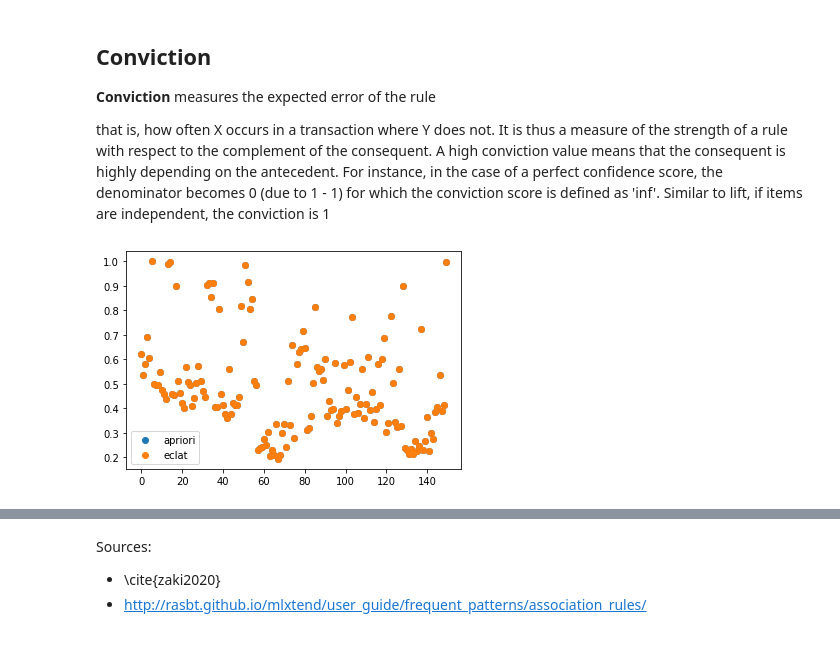
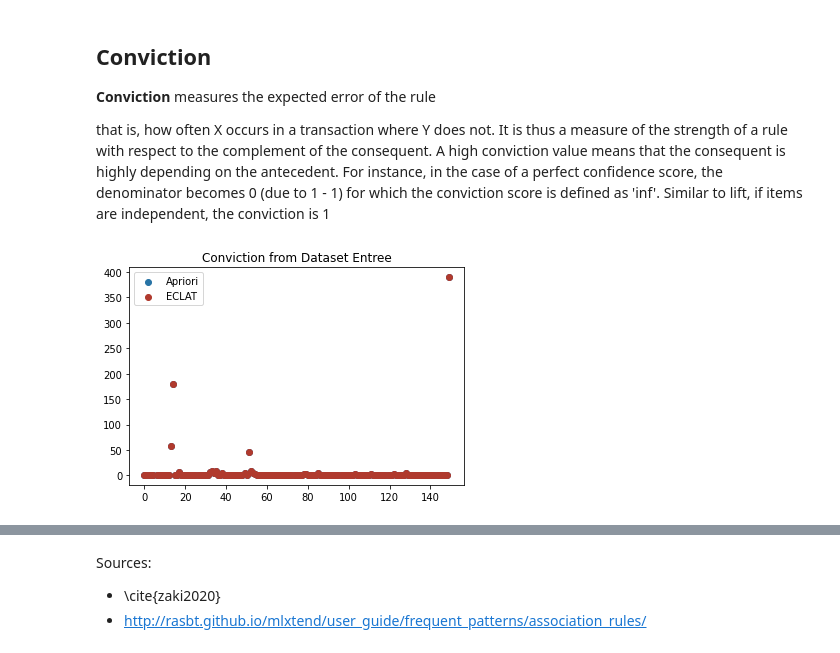
Before and after one commit to mlilyd/DS1_RuleMining, a Jupyter notebook: conviction_lift.ipynb, the cells around one changed output, grey strips where cells are left out. Cells and saved outputs as stored; diff of their text form; code cells hidden in the pictures.

```diff
--- a/conviction_lift.ipynb
+++ b/conviction_lift.ipynb
@@ -92,9 +95,10 @@ plt.show()
 
 that is, how often X occurs in a transaction where Y does not. It is thus a measure of the strength of a rule with respect to the complement of the consequent. A high conviction value means that the consequent is highly depending on the antecedent. For instance, in the case of a perfect confidence score, the denominator becomes 0 (due to 1 - 1) for which the conviction score is defined as 'inf'. Similar to lift, if items are independent, the conviction is 1
 # %%
-plt.scatter(range(entree_joined.shape[0]), entree_joined['confidence_apriori'], label='apriori')
-plt.scatter(range(entree_joined.shape[0]), entree_joined['confidence_eclat'], label='eclat')
+plt.scatter(range(entree_joined.shape[0]), entree_joined['conviction_apriori'], label='Apriori', color='#2874A6')
+plt.scatter(range(entree_joined.shape[0]), entree_joined['conviction_eclat'],  label='ECLAT', color="#B03A2E")
+plt.title("Conviction from Dataset Entree")
 plt.legend()
 plt.show()
 # %% [output]
-[figure, old version]
+[figure, new version]
```
Also changed, not shown: parts of 10 cells of this notebook.
